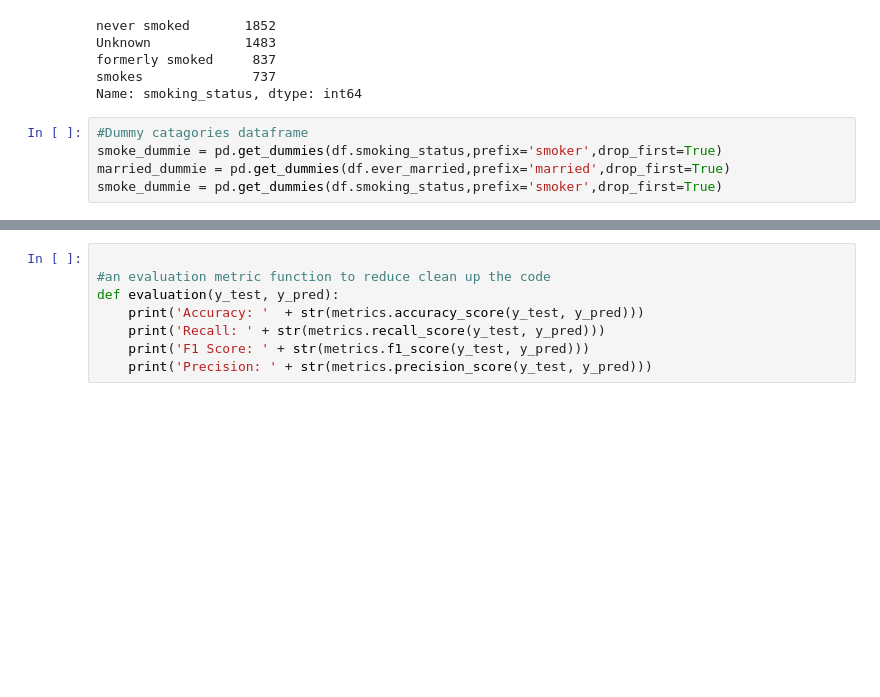
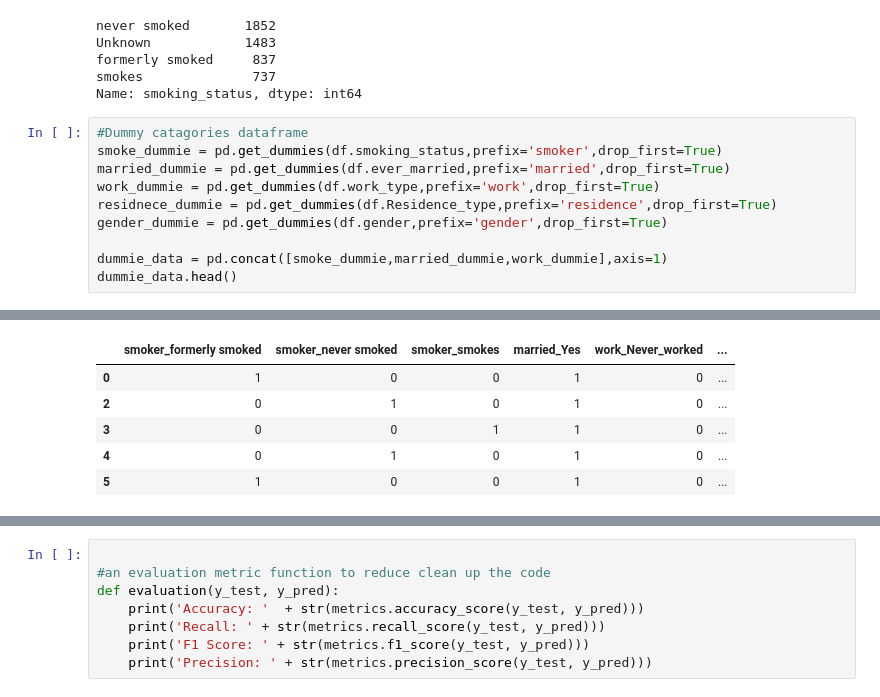
Before and after one commit to Jacobheyman702/Stroke_Classification-, a Jupyter notebook: Stroke_classifier.ipynb, the cells around one changed output, grey strips where cells are left out. Cells and saved outputs as stored; diff of their text form; blank space fills up the shorter version.

```diff
--- a/Stroke_classifier.ipynb
+++ b/Stroke_classifier.ipynb
@@ -261,4 +261,10 @@ Name: smoking_status, dtype: int64
 #Dummy catagories dataframe
 smoke_dummie = pd.get_dummies(df.smoking_status,prefix='smoker',drop_first=True)
 married_dummie = pd.get_dummies(df.ever_married,prefix='married',drop_first=True)
-smoke_dummie = pd.get_dummies(df.smoking_status,prefix='smoker',drop_first=True)
+work_dummie = pd.get_dummies(df.work_type,prefix='work',drop_first=True)
+residnece_dummie = pd.get_dummies(df.Residence_type,prefix='residence',drop_first=True)
+gender_dummie = pd.get_dummies(df.gender,prefix='gender',drop_first=True)
+
+dummie_data = pd.concat([smoke_dummie,married_dummie,work_dummie],axis=1)
+dummie_data.head()
+# %% [output]
@@ -264,0 +277,6 @@ smoke_dummie = pd.get_dummies(df.smoking_status,prefix='smoker',drop_first=True)
+|  | smoker_formerly smoked | smoker_never smoked | smoker_smokes | married_Yes | work_Never_worked | ... |
+| 0 | 1 | 0 | 0 | 1 | 0 | ... |
+| 2 | 0 | 1 | 0 | 1 | 0 | ... |
+| 3 | 0 | 0 | 1 | 1 | 0 | ... |
+| 4 | 0 | 1 | 0 | 1 | 0 | ... |
+| 5 | 1 | 0 | 0 | 1 | 0 | ... |
```
Also changed, not shown: parts of 7 cells of this notebook.
